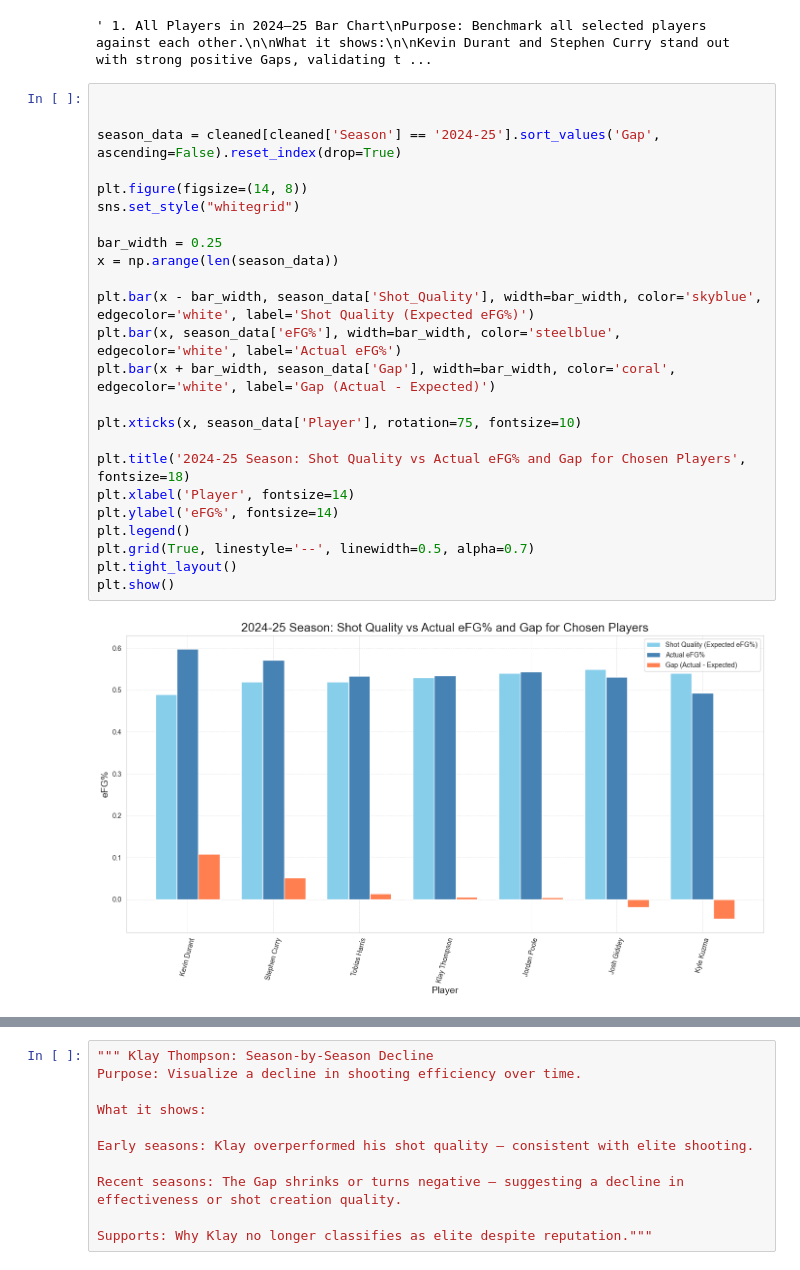
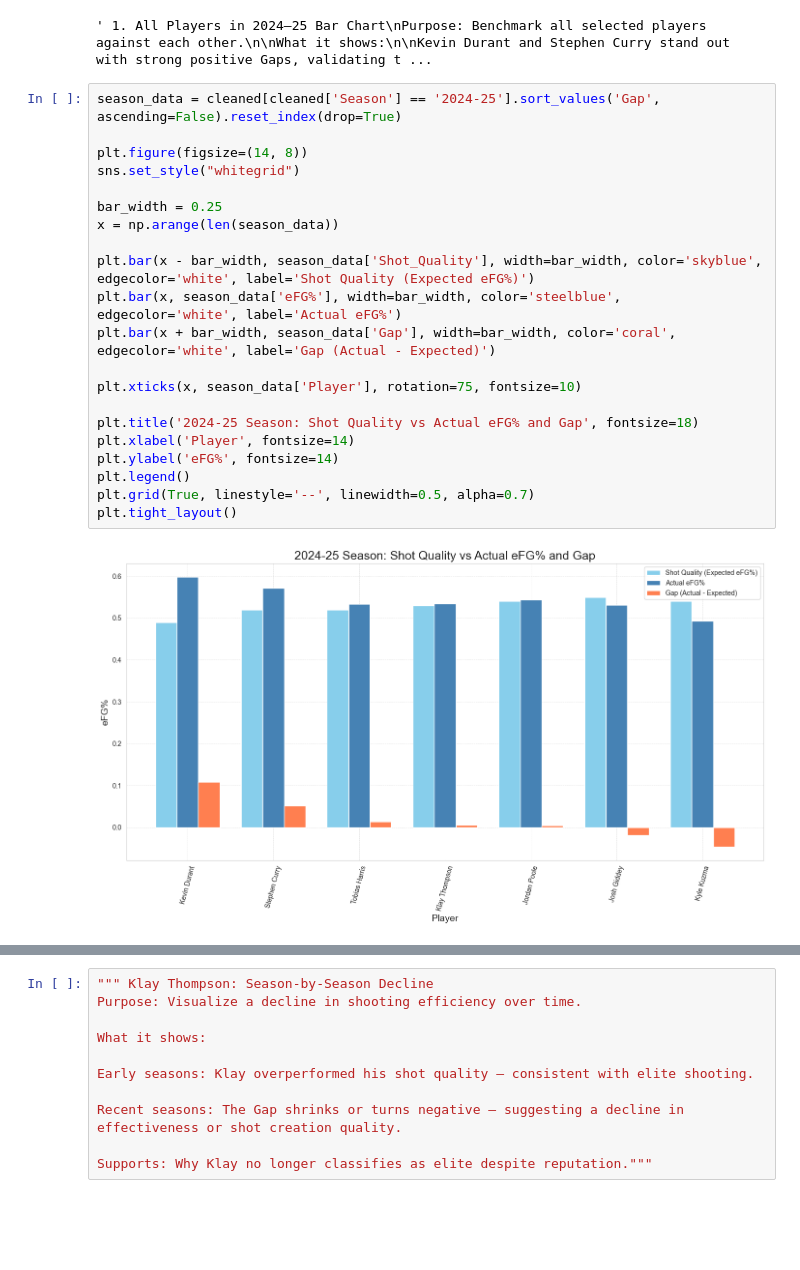
Before and after one commit to KeanuVentura/BeyondOpenLooks, a Jupyter notebook: beyond_open_looks_notebook.ipynb, the cells around one changed output, grey strips where cells are left out. Cells and saved outputs as stored; diff of their text form; blank space fills up the shorter version.

```diff
--- a/beyond_open_looks_notebook.ipynb
+++ b/beyond_open_looks_notebook.ipynb
@@ -92,28 +99,25 @@ Poole, Harris, Kuzma, Giddey show more modest or negative Gaps, supporting the a
 # %% [output]
 ' 1. All Players in 2024–25 Bar Chart\nPurpose: Benchmark all selected players against each other.\n\nWhat it shows:\n\nKevin Durant and Stephen Curry stand out with strong positive Gaps, validating t ...
 # %%
-
-
 season_data = cleaned[cleaned['Season'] == '2024-25'].sort_values('Gap', ascending=False).reset_index(drop=True)
 
 plt.figure(figsize=(14, 8))
 sns.set_style("whitegrid")
 
 bar_width = 0.25
 x = np.arange(len(season_data))
 
 plt.bar(x - bar_width, season_data['Shot_Quality'], width=bar_width, color='skyblue', edgecolor='white', label='Shot Quality (Expected eFG%)')
 plt.bar(x, season_data['eFG%'], width=bar_width, color='steelblue', edgecolor='white', label='Actual eFG%')
 plt.bar(x + bar_width, season_data['Gap'], width=bar_width, color='coral', edgecolor='white', label='Gap (Actual - Expected)')
 
 plt.xticks(x, season_data['Player'], rotation=75, fontsize=10)
 
-plt.title('2024-25 Season: Shot Quality vs Actual eFG% and Gap for Chosen Players', fontsize=18)
+plt.title('2024-25 Season: Shot Quality vs Actual eFG% and Gap', fontsize=18)
 plt.xlabel('Player', fontsize=14)
 plt.ylabel('eFG%', fontsize=14)
 plt.legend()
 plt.grid(True, linestyle='--', linewidth=0.5, alpha=0.7)
 plt.tight_layout()
-plt.show()
 # %% [output]
-[figure, old version]
+[figure, new version]
```
Also changed, not shown: parts of 3 cells of this notebook, 2 other files.
